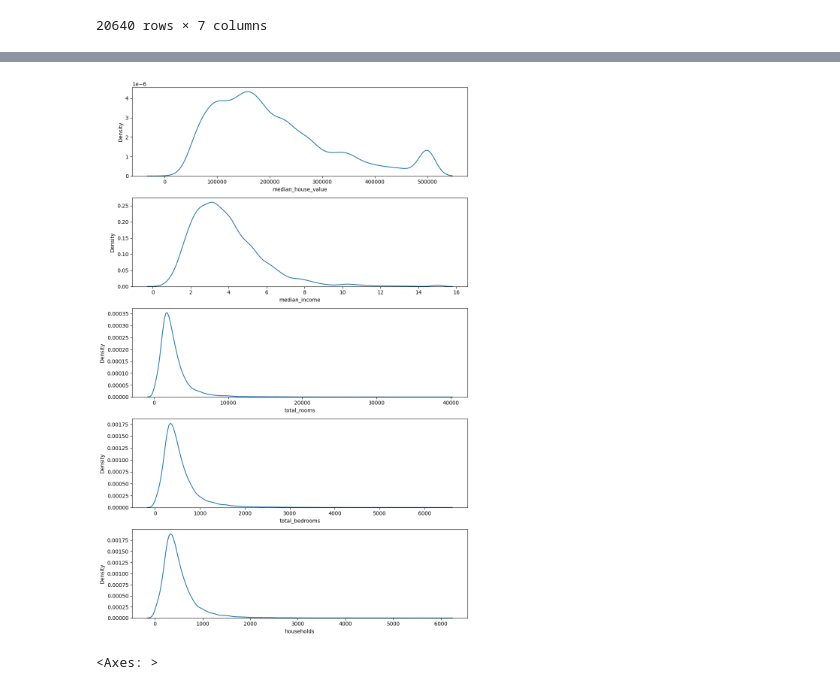
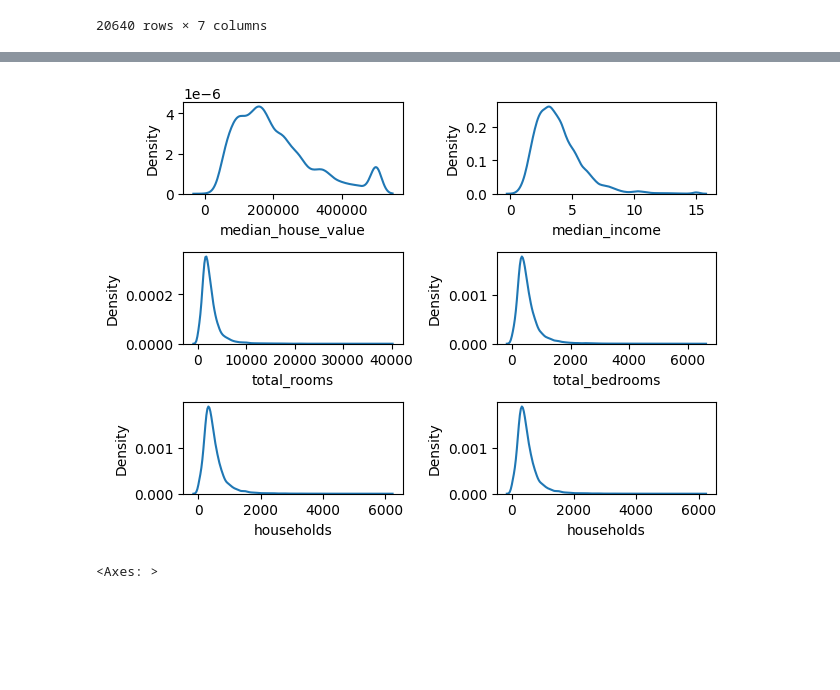
Before and after one commit to Hari-Chaturvedi/Machine-Learning, a Jupyter notebook: Feature-Scaling/Normalization.ipynb, the cells around one changed output, grey strips where cells are left out. Saved outputs shown, nothing was run; the diff lists cells and outputs as text; code cells hidden in the pictures; blank space fills up the shorter version.

Commit message:
Machine Learning

```diff
--- a/Feature-Scaling/Normalization.ipynb
+++ b/Feature-Scaling/Normalization.ipynb
@@ -8,7 +8,7 @@ import seaborn as sns
 from sklearn.model_selection import train_test_split
 from sklearn.preprocessing import MinMaxScaler
 # %%
-df = pd.read_csv(r"D:\Data Analytics\Python Scripts\Statistics\Assignment\housing.csv")
+df = pd.read_csv(r"D:\Data Analytics\Python Scripts\Machine Learning\Assignment\housing.csv")
 df
 new_df = df[
     [
@@ -50,20 +50,21 @@ new_df.describe()
 | max | 15.000100 | 39320.000000 | 35682.000000 | 6082.000000 | -114.310000 | 6445.000000 | 500001.000000 |
 # %%
 # Create subplots
-fig, (ax1, ax2, ax3, ax4, ax5) = plt.subplots(nrows=5, ncols=1, figsize=(10, 15))
+fig, ((ax1, ax2), (ax3, ax4), (ax5, ax6)) = plt.subplots(nrows=3, ncols=2 )
 
 # Plot KDEs using seaborn and pass the axes to sns.kdeplot
 sns.kdeplot(new_df['median_house_value'], ax=ax1)
 sns.kdeplot(new_df['median_income'], ax=ax2)
 sns.kdeplot(new_df['total_rooms'], ax=ax3)
 sns.kdeplot(new_df['total_bedrooms'], ax=ax4)
 sns.kdeplot(new_df['households'], ax=ax5)
+sns.kdeplot(new_df['households'], ax=ax6)
 
 # Display the plots
 plt.tight_layout()
 plt.show()
 # %% [output]
-[figure, old version]
+[figure, new version]
 # %%
 df.loc[
     :,
```
Also changed, not shown: 14 other files.
